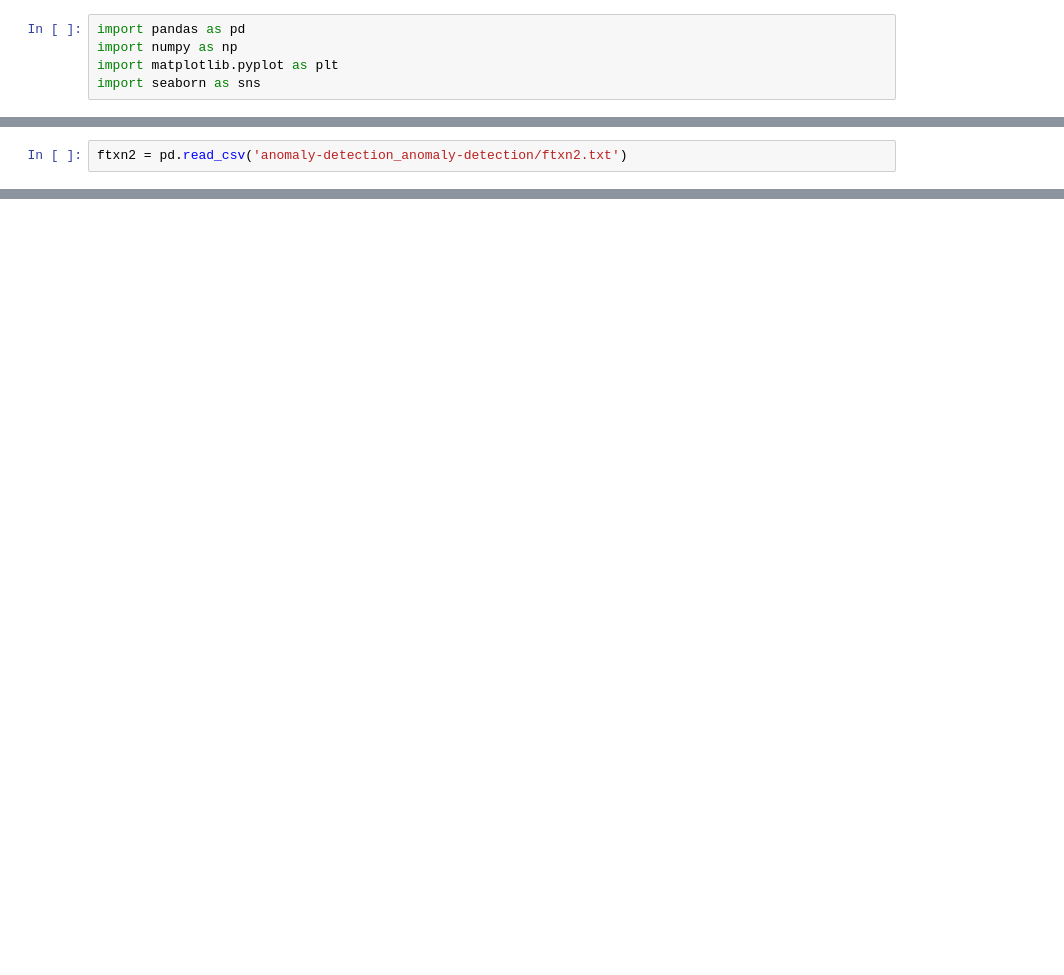
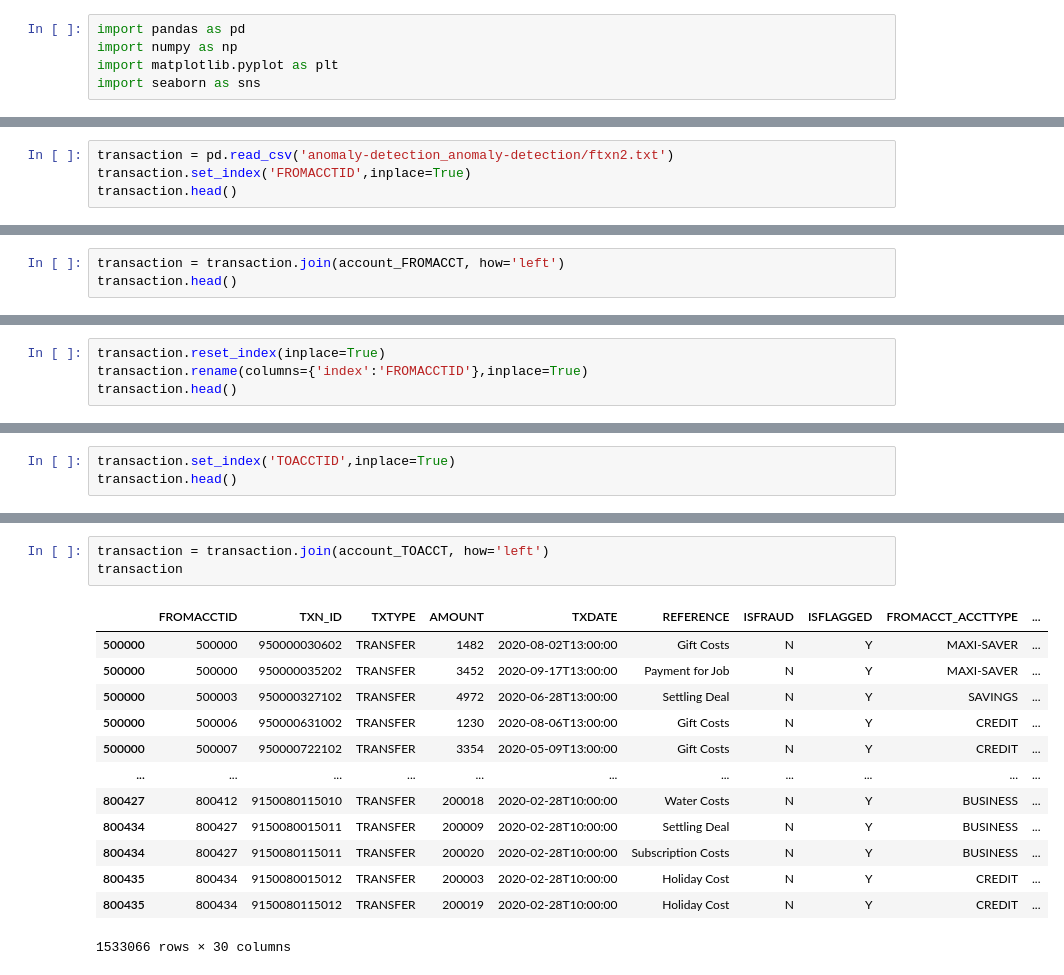
Before and after one commit to sindhri/anomaly2020, a Jupyter notebook: anomaly2020_visualization.ipynb, the cells around one changed output, grey strips where cells are left out. Cells and saved outputs as stored; diff of their text form; blank space fills up the shorter version.

Commit message:
joined the tables

```diff
--- a/anomaly2020_visualization.ipynb
+++ b/anomaly2020_visualization.ipynb
@@ -24,2 +42,4 @@ faccount
 # %%
-ftxn2 = pd.read_csv('anomaly-detection_anomaly-detection/ftxn2.txt')
+transaction = pd.read_csv('anomaly-detection_anomaly-detection/ftxn2.txt')
+transaction.set_index('FROMACCTID',inplace=True)
+transaction.head()
@@ -73,0 +54,3 @@ memory usage: 187.6+ KB
+# %%
+transaction = transaction.join(account_FROMACCT, how='left')
+transaction.head()
@@ -73,0 +64,4 @@ memory usage: 187.6+ KB
+# %%
+transaction.reset_index(inplace=True)
+transaction.rename(columns={'index':'FROMACCTID'},inplace=True)
+transaction.head()
@@ -73,0 +75,3 @@ memory usage: 187.6+ KB
+# %%
+transaction.set_index('TOACCTID',inplace=True)
+transaction.head()
@@ -73,0 +86,17 @@ memory usage: 187.6+ KB
+# %%
+transaction = transaction.join(account_TOACCT, how='left')
+transaction
+# %% [output]
+|  | FROMACCTID | TXN_ID | TXTYPE | AMOUNT | TXDATE | REFERENCE | ISFRAUD | ISFLAGGED | FROMACCT_ACCTTYPE | ... |
+| 500000 | 500000 | 950000030602 | TRANSFER | 1482 | 2020-08-02T13:00:00 | Gift Costs | N | Y | MAXI-SAVER | ... |
+| 500000 | 500000 | 950000035202 | TRANSFER | 3452 | 2020-09-17T13:00:00 | Payment for Job | N | Y | MAXI-SAVER | ... |
+| 500000 | 500003 | 950000327102 | TRANSFER | 4972 | 2020-06-28T13:00:00 | Settling Deal | N | Y | SAVINGS | ... |
+| 500000 | 500006 | 950000631002 | TRANSFER | 1230 | 2020-08-06T13:00:00 | Gift Costs | N | Y | CREDIT | ... |
+| 500000 | 500007 | 950000722102 | TRANSFER | 3354 | 2020-05-09T13:00:00 | Gift Costs | N | Y | CREDIT | ... |
+| ... | ... | ... | ... | ... | ... | ... | ... | ... | ... | ... |
+| 800427 | 800412 | 9150080115010 | TRANSFER | 200018 | 2020-02-28T10:00:00 | Water Costs | N | Y | BUSINESS | ... |
+| 800434 | 800427 | 9150080015011 | TRANSFER | 200009 | 2020-02-28T10:00:00 | Settling Deal | N | Y | BUSINESS | ... |
+| 800434 | 800427 | 9150080115011 | TRANSFER | 200020 | 2020-02-28T10:00:00 | Subscription Costs | N | Y | BUSINESS | ... |
+| 800435 | 800434 | 9150080015012 | TRANSFER | 200003 | 2020-02-28T10:00:00 | Holiday Cost | N | Y | CREDIT | ... |
+| 800435 | 800434 | 9150080115012 | TRANSFER | 200019 | 2020-02-28T10:00:00 | Holiday Cost | N | Y | CREDIT | ... |
+1533066 rows × 30 columns
```
Also changed, not shown: parts of 14 cells of this notebook.
